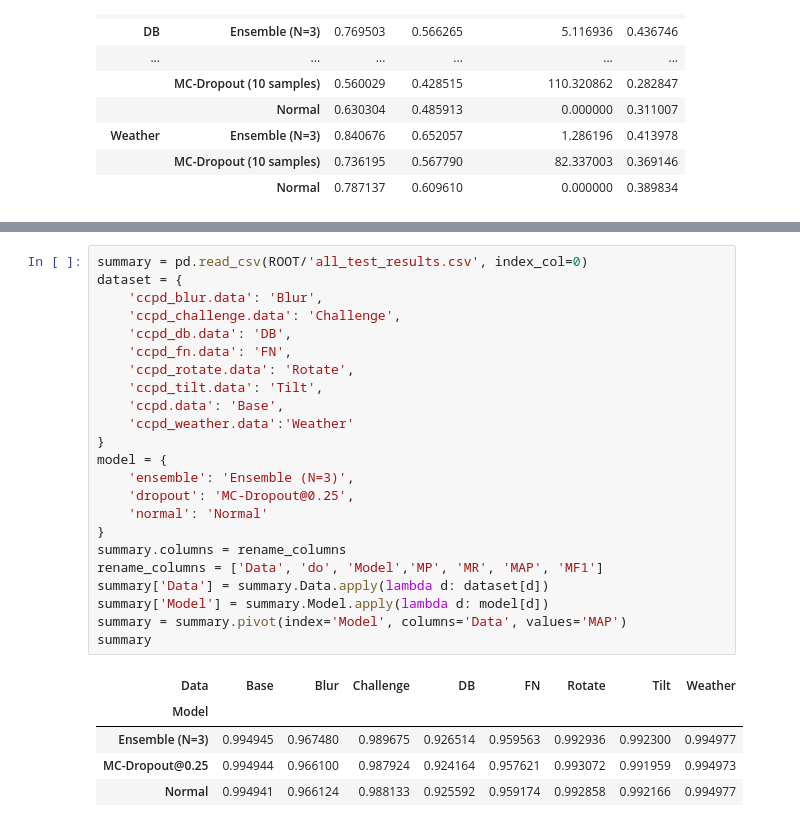
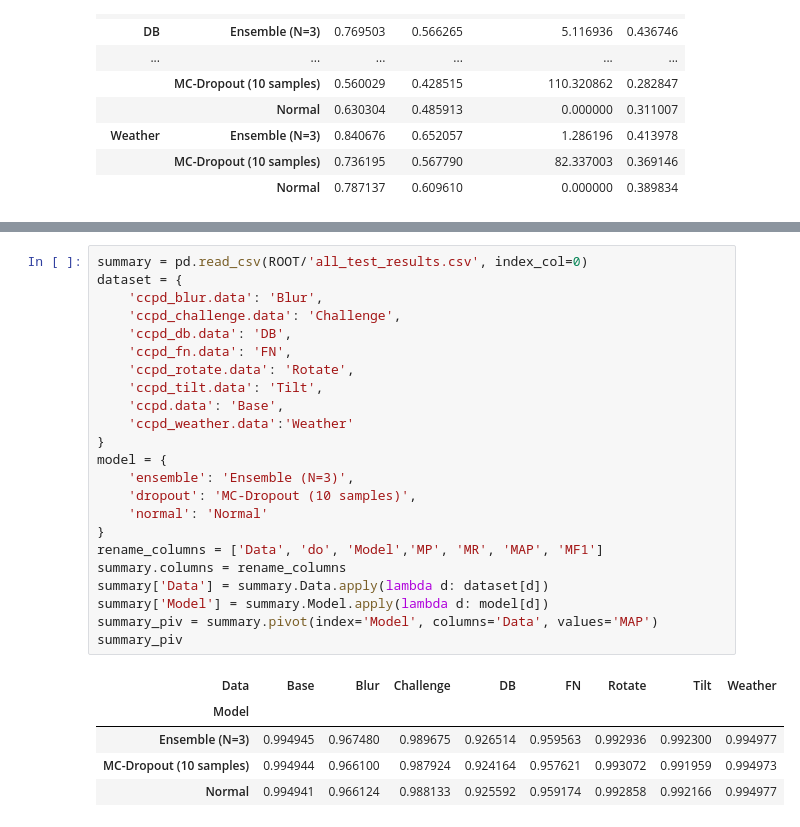
Before and after one commit to kylehiroyasu/stochastic-YOLO, a Jupyter notebook: notebooks/plots.ipynb, the cells around one changed output, grey strips where cells are left out. Drawn from its saved outputs; the diff is of its cells as text.

```diff
--- a/notebooks/plots.ipynb
+++ b/notebooks/plots.ipynb
@@ -210,30 +170,30 @@ mean_results.entropy.plot.barh()
 # %%
 summary = pd.read_csv(ROOT/'all_test_results.csv', index_col=0)
 dataset = {
     'ccpd_blur.data': 'Blur',
     'ccpd_challenge.data': 'Challenge',
     'ccpd_db.data': 'DB',
     'ccpd_fn.data': 'FN',
     'ccpd_rotate.data': 'Rotate',
     'ccpd_tilt.data': 'Tilt',
     'ccpd.data': 'Base',
     'ccpd_weather.data':'Weather'
 }
 model = {
     'ensemble': 'Ensemble (N=3)',
-    'dropout': 'MC-Dropout@0.25',
+    'dropout': 'MC-Dropout (10 samples)',
     'normal': 'Normal'
 }
+rename_columns = ['Data', 'do', 'Model','MP', 'MR', 'MAP', 'MF1']
 summary.columns = rename_columns
-rename_columns = ['Data', 'do', 'Model','MP', 'MR', 'MAP', 'MF1']
 summary['Data'] = summary.Data.apply(lambda d: dataset[d])
 summary['Model'] = summary.Model.apply(lambda d: model[d])
-summary = summary.pivot(index='Model', columns='Data', values='MAP')
-summary
+summary_piv = summary.pivot(index='Model', columns='Data', values='MAP')
+summary_piv
 # %% [output]
 | Data | Base | Blur | Challenge | DB | FN | Rotate | Tilt | Weather |
 | Model |  |  |  |  |  |  |  |  |
 | Ensemble (N=3) | 0.994945 | 0.967480 | 0.989675 | 0.926514 | 0.959563 | 0.992936 | 0.992300 | 0.994977 |
-| MC-Dropout@0.25 | 0.994944 | 0.966100 | 0.987924 | 0.924164 | 0.957621 | 0.993072 | 0.991959 | 0.994973 |
+| MC-Dropout (10 samples) | 0.994944 | 0.966100 | 0.987924 | 0.924164 | 0.957621 | 0.993072 | 0.991959 | 0.994973 |
 | Normal | 0.994941 | 0.966124 | 0.988133 | 0.925592 | 0.959174 | 0.992858 | 0.992166 | 0.994977 |
 # %%
```
Also changed, not shown: parts of 15 cells of this notebook, 1 other file.
